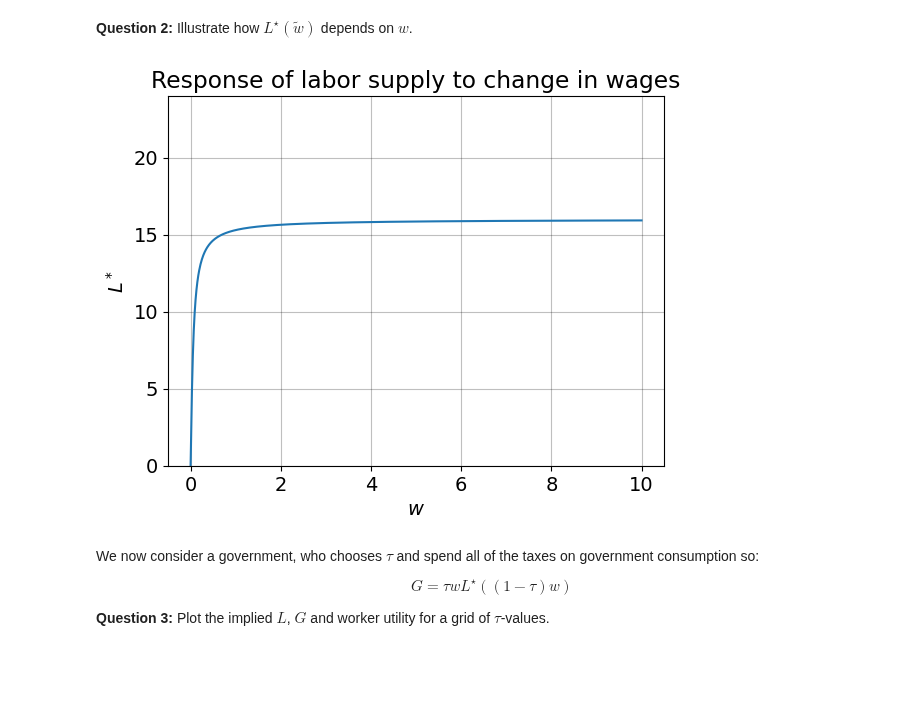
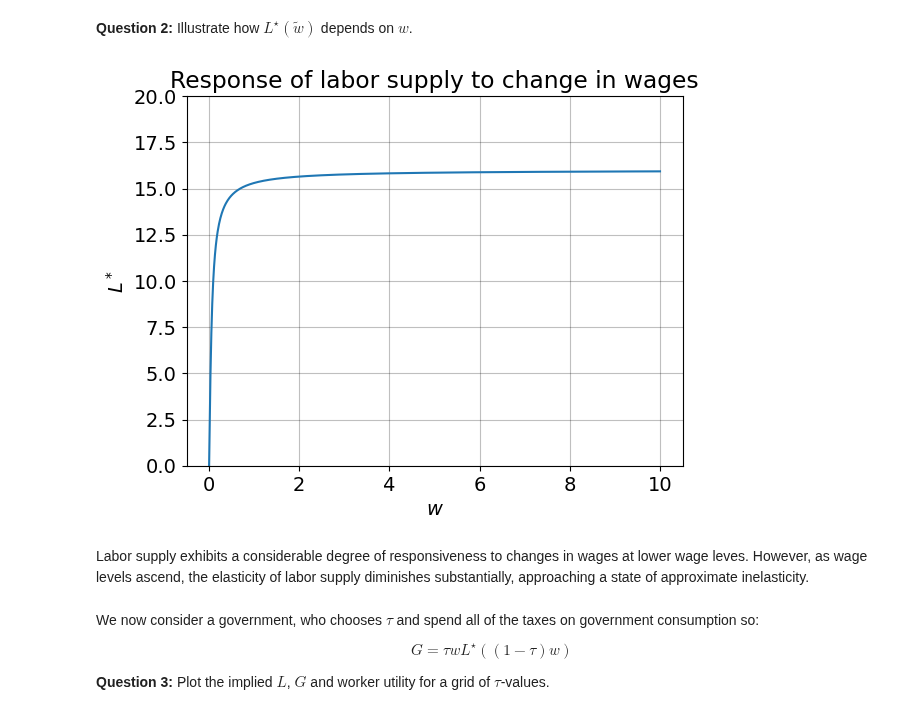
Before and after one commit to NumEconCopenhagen/projects-2023-vennerne, a Jupyter notebook: examproject/Exam-2023-notebook.ipynb, the cells around one changed output. Cells and saved outputs as stored; diff of their text form; code cells hidden in the pictures; blank space fills up the shorter version.

```diff
--- a/examproject/Exam-2023-notebook.ipynb
+++ b/examproject/Exam-2023-notebook.ipynb
@@ -122,24 +121,26 @@ tau_val = 0.3
 # %%
 L_opt_func_sol = L_opt_func(alpha_val, kappa_val, nu_val, w_val, tau_val)
 
 #Create empty space
 L_values = np.zeros((len(w_val),))
 
 #Calculate equillbria for different values of beta and store in arrays defined above
 for v, d in enumerate(L_opt_func_sol):
     L_values[v] = d
 
 fig = plt.figure()
 plt.plot(w_val,L_values)
 plt.xlabel(r'$w$')
 plt.ylabel(r'$L^*$')
 plt.title('Response of labor supply to change in wages')
-plt.ylim(0, 24)
+plt.ylim(0, 20)
 
 # show the plot
 plt.show()
 # %% [output]
-[figure, old version]
+[figure, new version]
+# %% [markdown]
+Labor supply exhibits a considerable degree of responsiveness to changes in wages at lower wage leves. However, as wage levels ascend, the elasticity of labor supply diminishes substantially, approaching a state of approximate inelasticity.
 # %% [markdown]
 
 We now consider a government, who chooses $\tau$ and spend all of the taxes on government consumption so:
```
Also changed, not shown: parts of 22 cells of this notebook.
